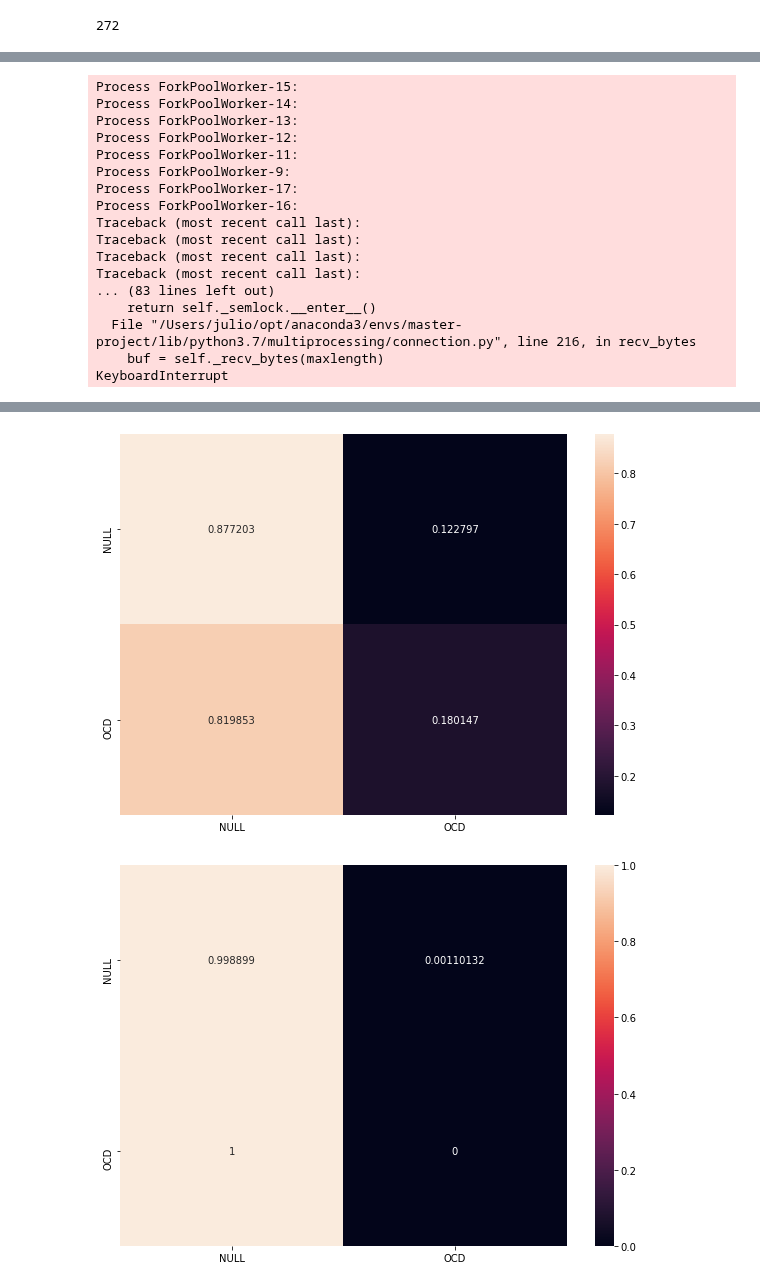
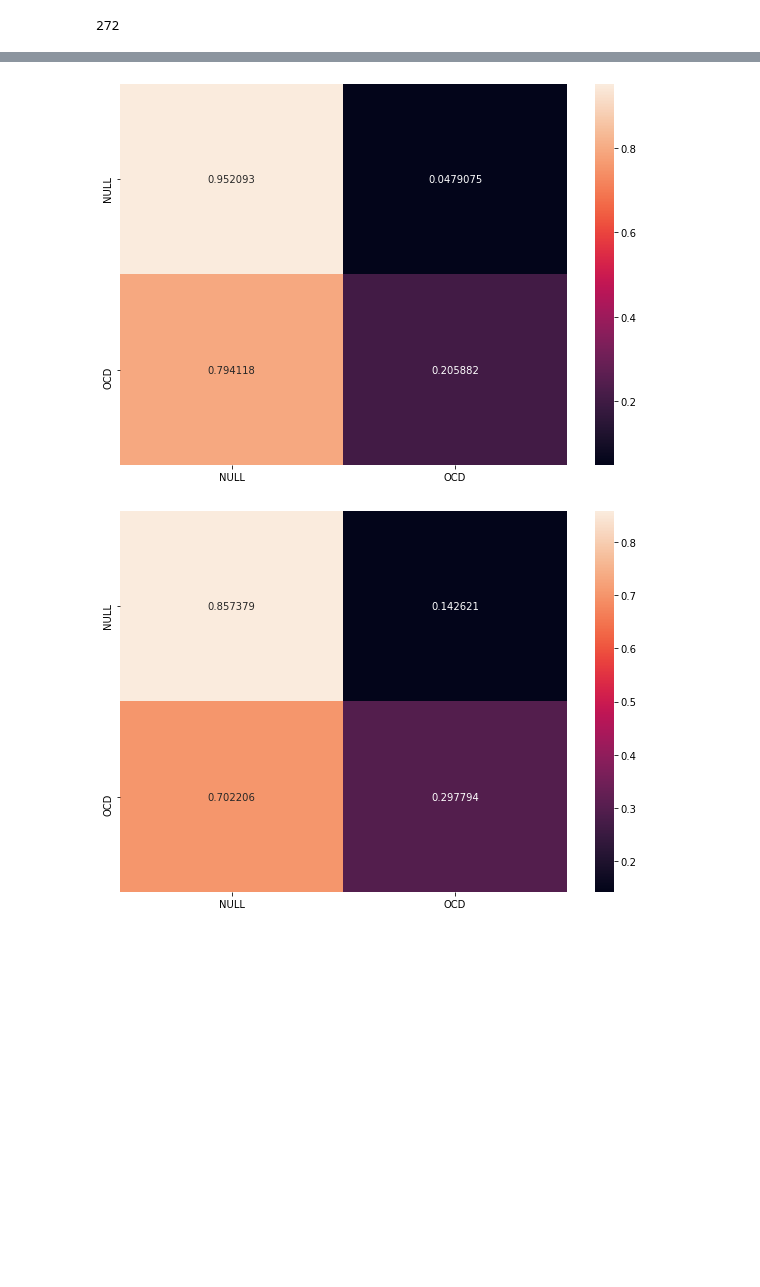
Before and after one commit to mp-mental-health-2020/mp-mental-health-2020, a Jupyter notebook: src/experiments/Null Class Detection PCA.ipynb, the cells around one changed output, grey strips where cells are left out. Cells and saved outputs as stored; diff of their text form; code cells hidden in the pictures; blank space fills up the shorter version.

```diff
--- a/src/experiments/Null Class Detection PCA.ipynb
+++ b/src/experiments/Null Class Detection PCA.ipynb
@@ -22,7 +22,8 @@ sample_rate = 50
 
 experiment_dir_path = "../../data/phyphox/full recordings/"
 experiment_dirs = get_sub_directories(experiment_dir_path)
-use_indoor = True
+use_indoor = False
+use_fingerprinting_approach = False
 window_size = 200
 # MinimalFCParameters, ComprehensiveFCParameters, EfficientFCParameters
 feature_calculation_setting = MinimalFCParameters()
@@ -69,6 +74,6 @@ See the caveats in the documentation: http://pandas.pydata.org/pandas-docs/stabl
 # %%
-X_ocd = extract_timeseries_features(ocd_df, use_indoor=use_indoor,use_fingerprinting_approach=True, feature_set_config=feature_calculation_setting)
-X_null_class = extract_timeseries_features(null_class_df, use_indoor=use_indoor,use_fingerprinting_approach=True, feature_set_config=feature_calculation_setting)
+X_ocd = extract_timeseries_features(ocd_df, use_indoor=use_indoor,use_fingerprinting_approach=use_fingerprinting_approach, feature_set_config=feature_calculation_setting)
+X_null_class = extract_timeseries_features(null_class_df, use_indoor=use_indoor,use_fingerprinting_approach=use_fingerprinting_approach, feature_set_config=feature_calculation_setting)
 
 scaler = StandardScaler()
 scaler.fit(pd.concat([X_null_class, X_ocd]))
@@ -92,7 +97,7 @@ len(pcs_ocd)
 # %% [output]
 272
 # %%
-y = ["OCD"] * len(pcs_ocd) + ["NULL"] * len(pcs_null)
+y = ["OCD"] * len(X_multi_class_classification_scaled) + ["NULL"] * len(X_null_class_classification_scaled)
 print("Multi class classification: using indoor: {}; FC params: {}; window_size {}".format(use_indoor,feature_calculation_setting.__class__.__name__, window_size))
-classify_all(pd.concat([pd.DataFrame(pcs_ocd), pd.DataFrame(pcs_null)]), y, binary=True, path=None)
+classify_all(pd.concat([pd.DataFrame(X_multi_class_classification_scaled), pd.DataFrame(X_null_class_classification_scaled)]), y, binary=True, path=None)
 # %% [output]
@@ -106,17 +120,0 @@ Random Forest: 0.84 +/- 0.02
-Process ForkPoolWorker-15:
-Process ForkPoolWorker-14:
-Process ForkPoolWorker-13:
-Process ForkPoolWorker-12:
-Process ForkPoolWorker-11:
-Process ForkPoolWorker-9:
-Process ForkPoolWorker-17:
-Process ForkPoolWorker-16:
-Traceback (most recent call last):
-Traceback (most recent call last):
-Traceback (most recent call last):
-Traceback (most recent call last):
-... (83 lines left out)
-    return self._semlock.__enter__()
-  File "/Users/julio/opt/anaconda3/envs/master-project/lib/python3.7/multiprocessing/connection.py", line 216, in recv_bytes
-    buf = self._recv_bytes(maxlength)
-KeyboardInterrupt
@@ -125,2 +123,2 @@ KeyboardInterrupt
-[figure, old version]
+[figure, new version]
-[figure, old version]
+[figure, new version]
```
Also changed, not shown: parts of 5 cells of this notebook, 2 other files.
